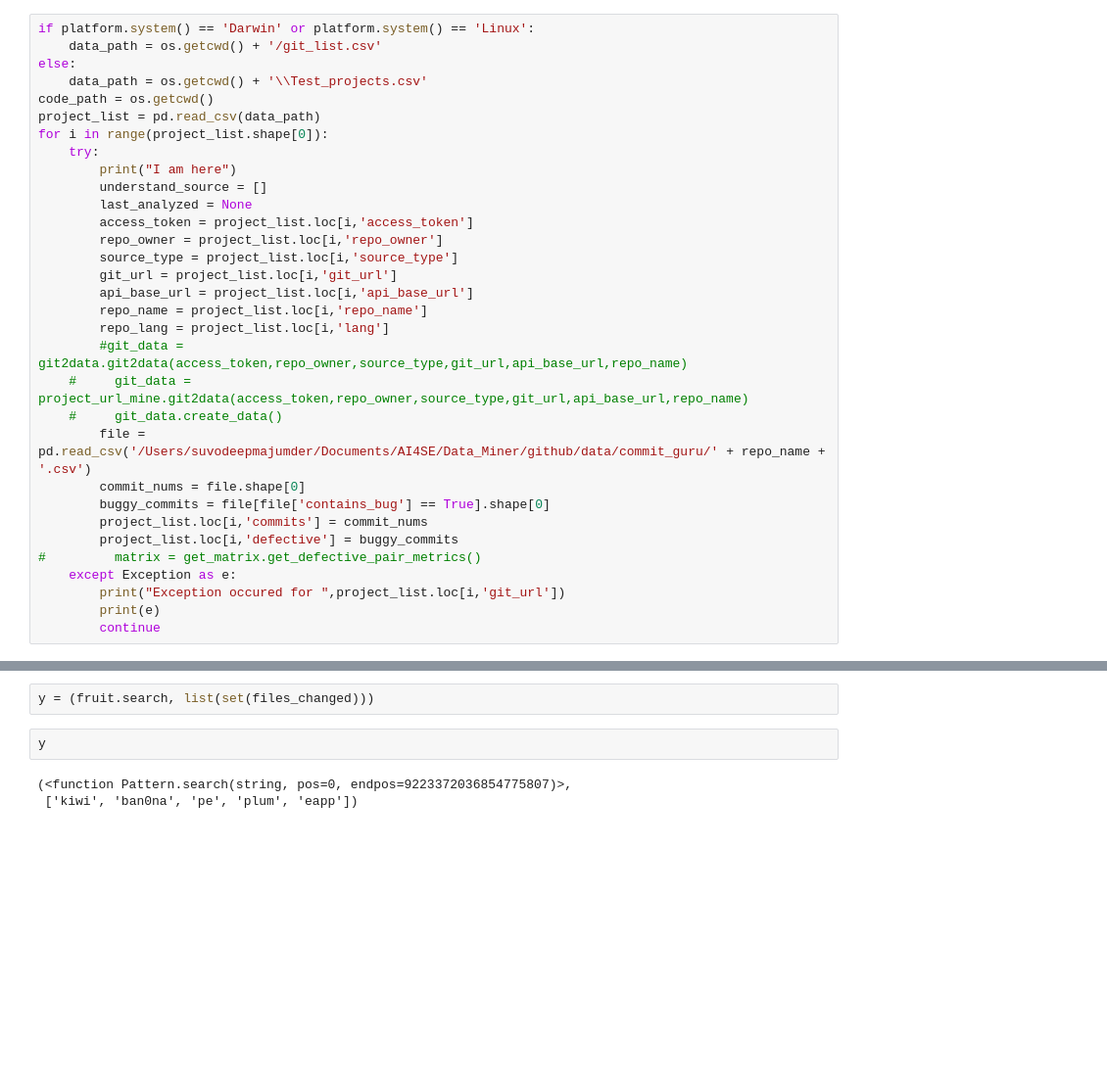
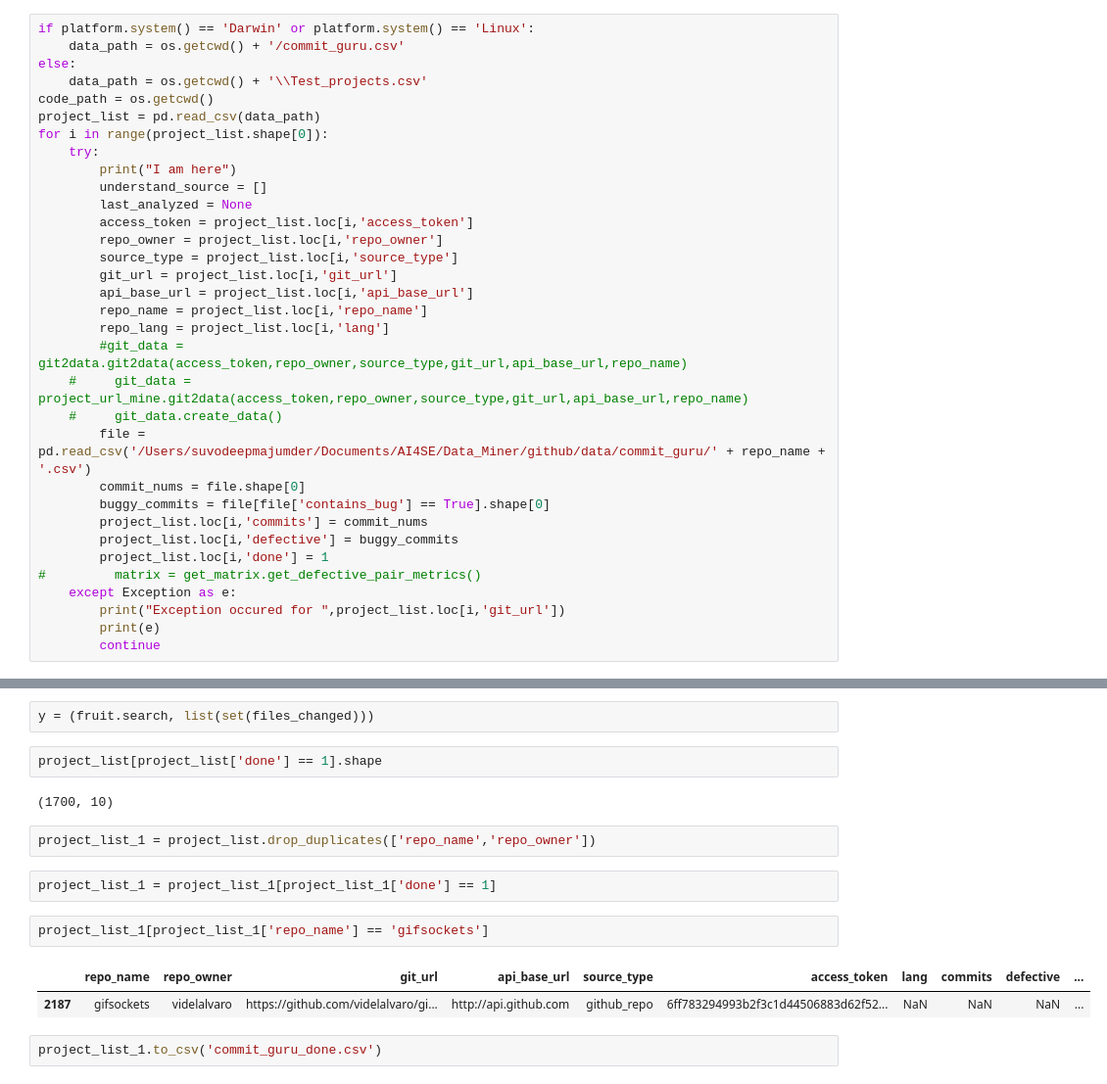
Before and after one commit to ai-se/Data_Miner, a Jupyter notebook: github/API_V3/Test_Files.ipynb, the cells around one changed output, grey strips where cells are left out. Shown: that part at 98% size. Saved outputs shown, nothing was run; the diff lists cells and outputs as text; blank space fills up the shorter version.

```diff
--- a/github/API_V3/Test_Files.ipynb
+++ b/github/API_V3/Test_Files.ipynb
@@ -20,7 +20,7 @@ import platform
 from commit_guru.cas_manager_v1 import *
 # %%
 if platform.system() == 'Darwin' or platform.system() == 'Linux':
-    data_path = os.getcwd() + '/git_list.csv'
+    data_path = os.getcwd() + '/commit_guru.csv'
 else:
     data_path = os.getcwd() + '\\Test_projects.csv'
 code_path = os.getcwd()
@@ -45,6 +45,7 @@ for i in range(project_list.shape[0]):
         buggy_commits = file[file['contains_bug'] == True].shape[0]
         project_list.loc[i,'commits'] = commit_nums
         project_list.loc[i,'defective'] = buggy_commits
+        project_list.loc[i,'done'] = 1
 #         matrix = get_matrix.get_defective_pair_metrics()
     except Exception as e:
         print("Exception occured for ",project_list.loc[i,'git_url'])
@@ -278,8 +296,18 @@ print(x)
 ['kiwi', 'pineapple', 'peach', 'plum']
 # %%
 y = (fruit.search, list(set(files_changed)))
-# %%
-y
-# %% [output]
-(<function Pattern.search(string, pos=0, endpos=9223372036854775807)>,
- ['kiwi', 'ban0na', 'pe', 'plum', 'eapp'])
+# %%
+project_list[project_list['done'] == 1].shape
+# %% [output]
+(1700, 10)
+# %%
+project_list_1 = project_list.drop_duplicates(['repo_name','repo_owner'])
+# %%
+project_list_1 = project_list_1[project_list_1['done'] == 1]
+# %%
+project_list_1[project_list_1['repo_name'] == 'gifsockets']
+# %% [output]
+|  | repo_name | repo_owner | git_url | api_base_url | source_type | access_token | lang | commits | defective | ... |
+| 2187 | gifsockets | videlalvaro | https://github.com/videlalvaro/gi... | http://api.github.com | github_repo | 6ff783294993b2f3c1d44506883d62f52... | NaN | NaN | NaN | ... |
+# %%
+project_list_1.to_csv('commit_guru_done.csv')
```
Also changed, not shown: parts of 1 cell of this notebook, 6 other files.
